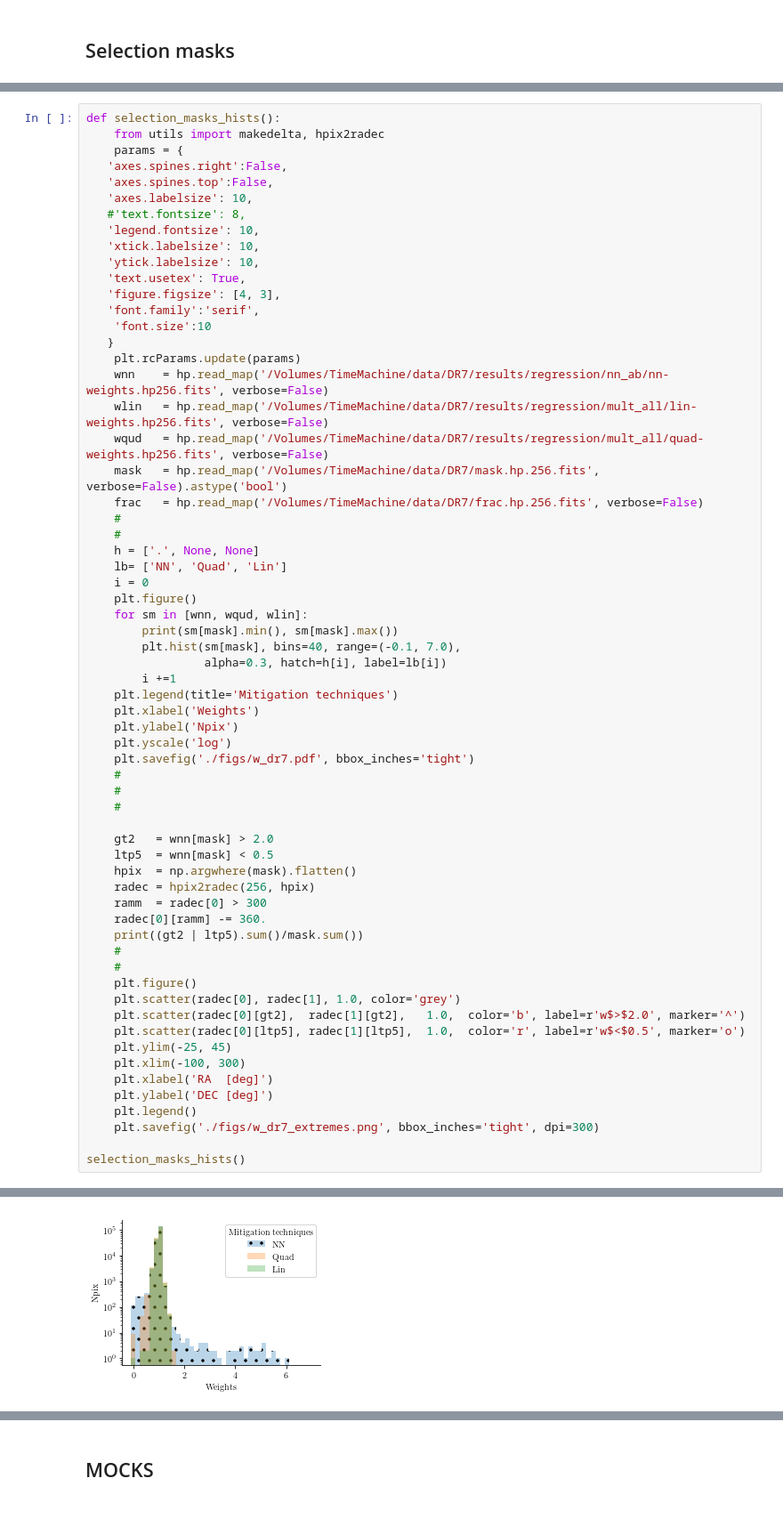
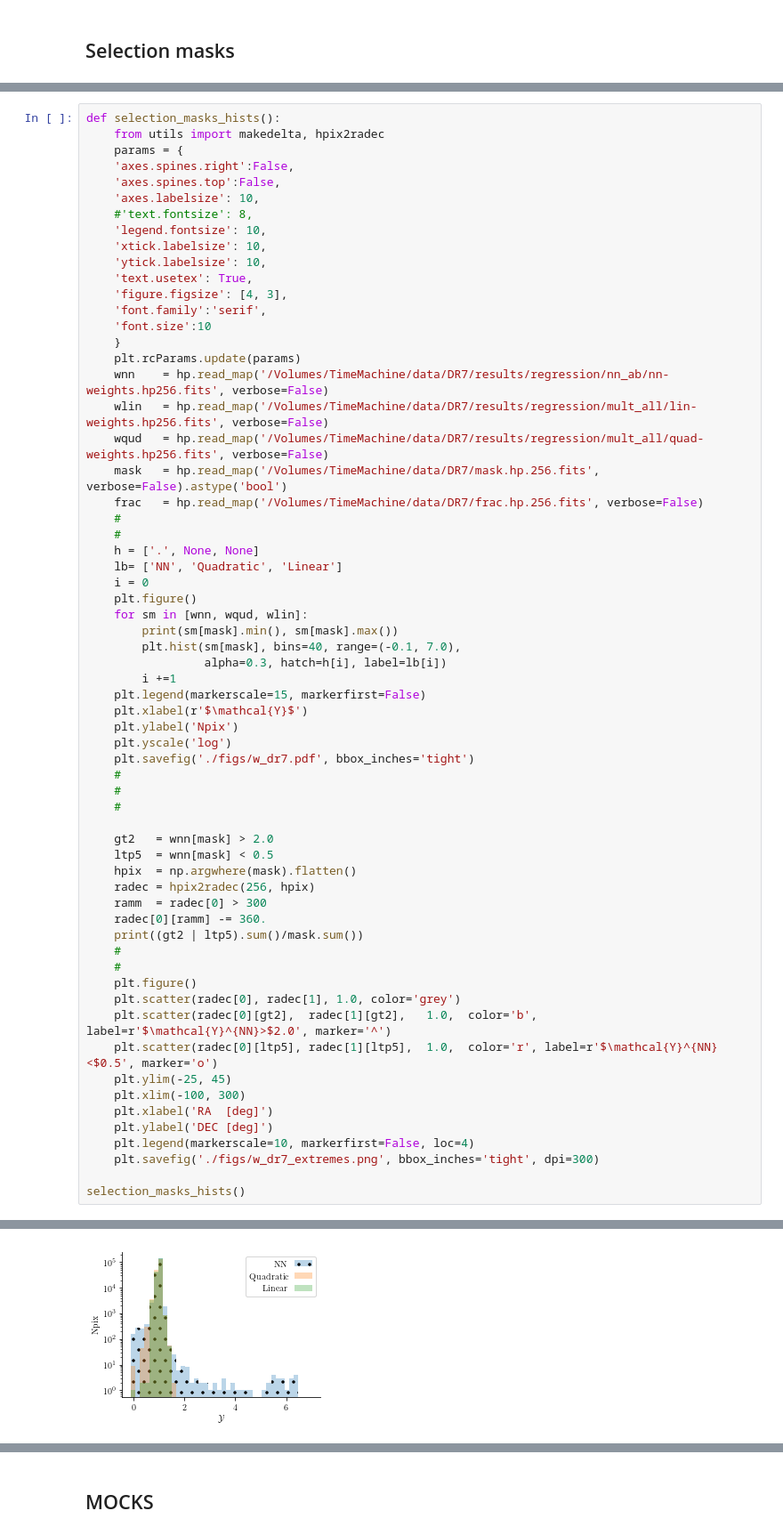
Before and after one commit to mehdirezaie/SYSNet, a Jupyter notebook: dataviz/DLpaper_plots.ipynb, the cells around one changed output, grey strips where cells are left out. Shown at 89% size. Drawn from its saved outputs; the diff is of its cells as text.

```diff
--- a/dataviz/DLpaper_plots.ipynb
+++ b/dataviz/DLpaper_plots.ipynb
@@ -332,18 +345,18 @@ camb is not installed!
 def selection_masks_hists():
     from utils import makedelta, hpix2radec
     params = {
-   'axes.spines.right':False,
-   'axes.spines.top':False,
-   'axes.labelsize': 10,
-   #'text.fontsize': 8,
-   'legend.fontsize': 10,
-   'xtick.labelsize': 10,
-   'ytick.labelsize': 10,
-   'text.usetex': True,
-   'figure.figsize': [4, 3],
-   'font.family':'serif',
+    'axes.spines.right':False,
+    'axes.spines.top':False,
+    'axes.labelsize': 10,
+    #'text.fontsize': 8,
+    'legend.fontsize': 10,
+    'xtick.labelsize': 10,
+    'ytick.labelsize': 10,
+    'text.usetex': True,
+    'figure.figsize': [4, 3],
+    'font.family':'serif',
     'font.size':10
-   }
+    }
     plt.rcParams.update(params)
     wnn    = hp.read_map('/Volumes/TimeMachine/data/DR7/results/regression/nn_ab/nn-weights.hp256.fits', verbose=False)
     wlin   = hp.read_map('/Volumes/TimeMachine/data/DR7/results/regression/mult_all/lin-weights.hp256.fits', verbose=False)
@@ -353,7 +366,7 @@ def selection_masks_hists():
     #
     #
     h = ['.', None, None]
-    lb= ['NN', 'Quad', 'Lin']
+    lb= ['NN', 'Quadratic', 'Linear']
     i = 0
     plt.figure()
     for sm in [wnn, wqud, wlin]:
@@ -361,8 +374,8 @@ def selection_masks_hists():
         plt.hist(sm[mask], bins=40, range=(-0.1, 7.0),
                  alpha=0.3, hatch=h[i], label=lb[i])
         i +=1
-    plt.legend(title='Mitigation techniques')
-    plt.xlabel('Weights')
+    plt.legend(markerscale=15, markerfirst=False)
+    plt.xlabel(r'$\mathcal{Y}$')
     plt.ylabel('Npix')
     plt.yscale('log')
     plt.savefig('./figs/w_dr7.pdf', bbox_inches='tight')
@@ -381,13 +394,13 @@ def selection_masks_hists():
     #
     plt.figure()
     plt.scatter(radec[0], radec[1], 1.0, color='grey')
-    plt.scatter(radec[0][gt2],  radec[1][gt2],   1.0,  color='b', label=r'w$>$2.0', marker='^')
-    plt.scatter(radec[0][ltp5], radec[1][ltp5],  1.0,  color='r', label=r'w$<$0.5', marker='o')
+    plt.scatter(radec[0][gt2],  radec[1][gt2],   1.0,  color='b', label=r'$\mathcal{Y}^{NN}>$2.0', marker='^')
+    plt.scatter(radec[0][ltp5], radec[1][ltp5],  1.0,  color='r', label=r'$\mathcal{Y}^{NN}<$0.5', marker='o')
     plt.ylim(-25, 45)
     plt.xlim(-100, 300)
     plt.xlabel('RA  [deg]')
     plt.ylabel('DEC [deg]')
-    plt.legend()
+    plt.legend(markerscale=10, markerfirst=False, loc=4)
     plt.savefig('./figs/w_dr7_extremes.png', bbox_inches='tight', dpi=300)
 
 selection_masks_hists()
@@ -399 +412 @@ selection_masks_hists()
-[figure, old version]
+[figure, new version]
```
Also changed, not shown: parts of 8 cells of this notebook, 10 other files.
